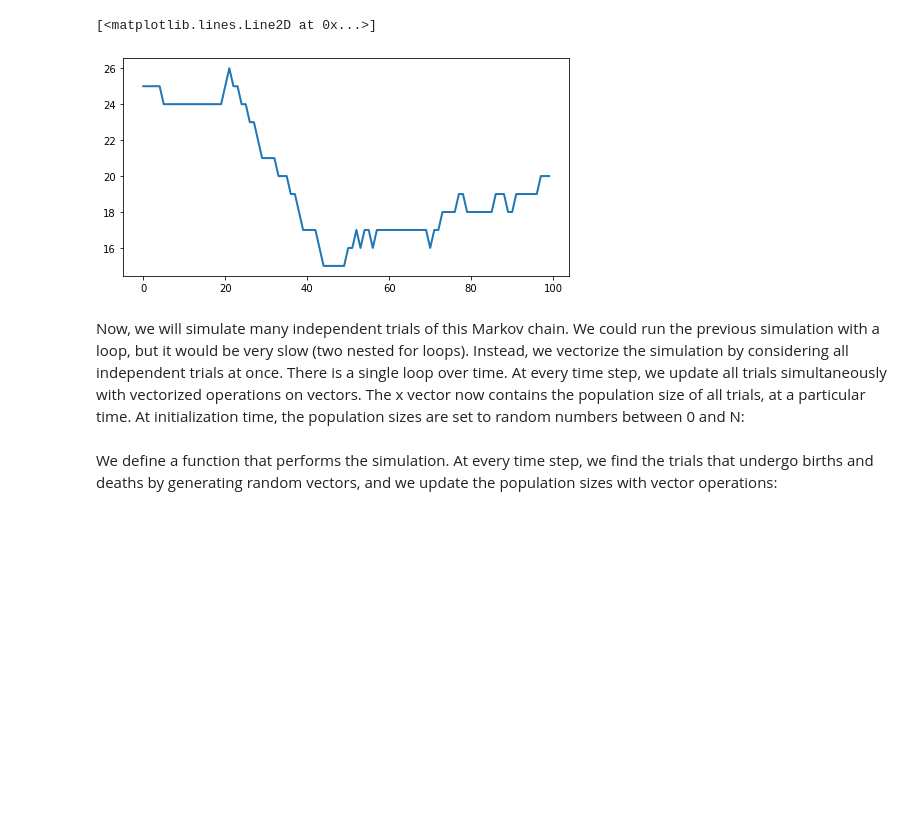
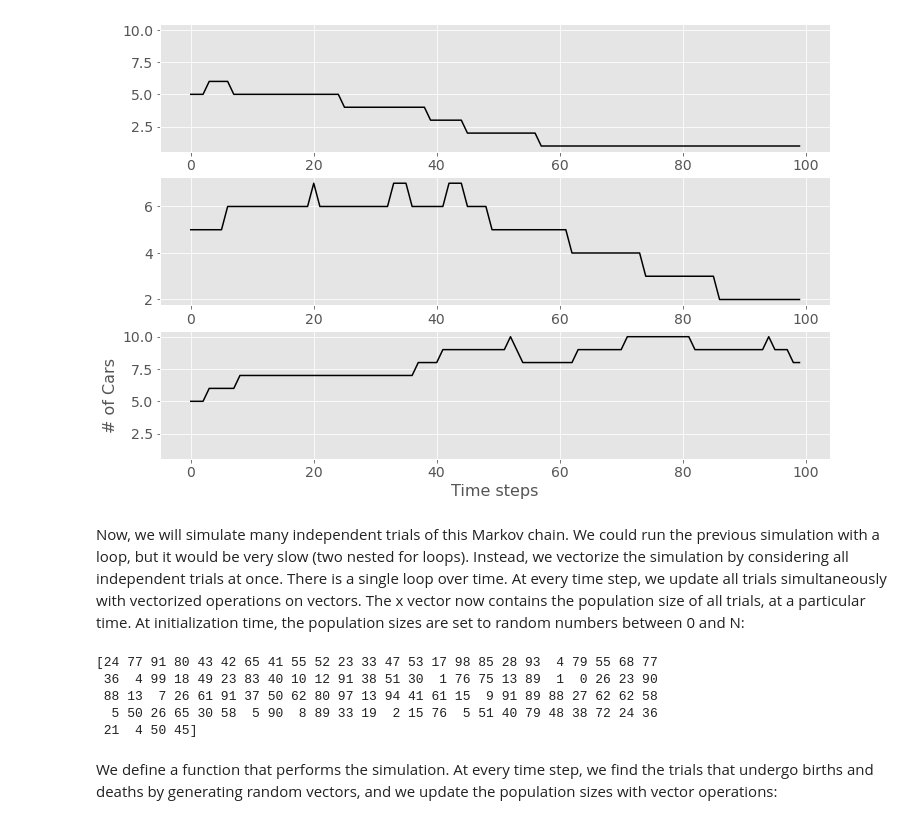
Before and after one commit to Asmenor/Smart-City-Traffic-Guidance-Project, a Jupyter notebook: _src/ML/Markov3-simulate-every-intersection.ipynb, the cells around one changed output. Saved outputs shown, nothing was run; the diff lists cells and outputs as text; code cells hidden in the pictures; blank space fills up the shorter version.

```diff
--- a/_src/ML/Markov3-simulate-every-intersection.ipynb
+++ b/_src/ML/Markov3-simulate-every-intersection.ipynb
@@ -4,12 +4,4 @@
 import numpy as np
 import matplotlib.pyplot as plt
 %matplotlib inline
-# %%
-N = 100  # maximum number of cars at an intersection
-a = .5 / N  # car arrival rate
-b = .5 / N  # car departure rate
-# %%
-nsteps = 100
-x = np.zeros(nsteps)
-x[0] = 25
 # %%
@@ -29,15 +29,62 @@ for t in range(nsteps - 1):
 # %%
-fig, ax = plt.subplots(1, 1, figsize=(8, 4))
+a_m = [0.2, 0.5, 0.7]
+plot_data = []
+
+
+
+for i in range(3):
+    nsteps = 100
+    x = np.zeros(nsteps)
+    x[0] = 5
+    plot_data.append(calc_plot(a_m[i],1-a_m[i],x,nsteps))
+
+fig, ax = plt.subplots(1, 1, figsize=(12, 8))
 ax.plot(x, lw=2)
+plt.style.use('ggplot')
+ax1 = plt.subplot(311)
+plt.plot(plot_data[0],color='black')
+plt.tick_params('x', labelsize=14)
+plt.tick_params('y', labelsize=14)
+
+# share x only
+ax2 = plt.subplot(312, sharex=ax1)
+plt.plot(plot_data[1],color='black')
+# make these tick labels invisible
+#plt.tick_params('x', labelbottom=False)
+plt.tick_params('x', labelsize=14)
+plt.tick_params('y', labelsize=14)
+
+
+# share x and y
+ax3 = plt.subplot(313, sharex=ax1, sharey=ax1)
+plt.plot(plot_data[2],color='black')
+#plt.xlim(0.01, 5.0)
+plt.tick_params('x', labelsize=14)
+plt.tick_params('y', labelsize=14)
+plt.xlabel("Time steps", fontsize=16)
+plt.ylabel("# of Cars", fontsize=16)
+plt.show()
 # %% [output]
-[<matplotlib.lines.Line2D at 0x...>]
-[figure, old version]
+[figure, new version]
 # %% [markdown]
 Now, we will simulate many independent trials of this Markov chain. We could run the previous simulation with a loop, but it would be very slow (two nested for loops). Instead, we vectorize the simulation by considering all independent trials at once. There is a single loop over time. At every time step, we update all trials simultaneously with vectorized operations on vectors. The x vector now contains the population size of all trials, at a particular time. At initialization time, the population sizes are set to random numbers between 0 and N:
 # %%
+N = 100  # maximum number of cars at an intersection
+a = 0.5 / N  # car arrival rate
+b = 0.5 / N  # car departure rate
 ntrials = 100
-x = np.random.randint(size=ntrials,
-                      low=0, high=N)
+
+x = np.random.randint(size=ntrials, low=0, high=N)
+print(x)
+#x = np.random.pareto(3, ntrials)
+#x = [round(i) for i in x]
+#print(x)
+# %% [output]
+[24 77 91 80 43 42 65 41 55 52 23 33 47 53 17 98 85 28 93  4 79 55 68 77
+ 36  4 99 18 49 23 83 40 10 12 91 38 51 30  1 76 75 13 89  1  0 26 23 90
+ 88 13  7 26 61 91 37 50 62 80 97 13 94 41 61 15  9 91 89 88 27 62 62 58
+  5 50 26 65 30 58  5 90  8 89 33 19  2 15 76  5 51 40 79 48 38 72 24 36
+ 21  4 50 45]
 # %% [markdown]
 We define a function that performs the simulation. At every time step, we find the trials that undergo births and deaths by generating random vectors, and we update the population sizes with vector operations:
 # %%
```
Also changed, not shown: parts of 6 cells of this notebook, 5 other files.
